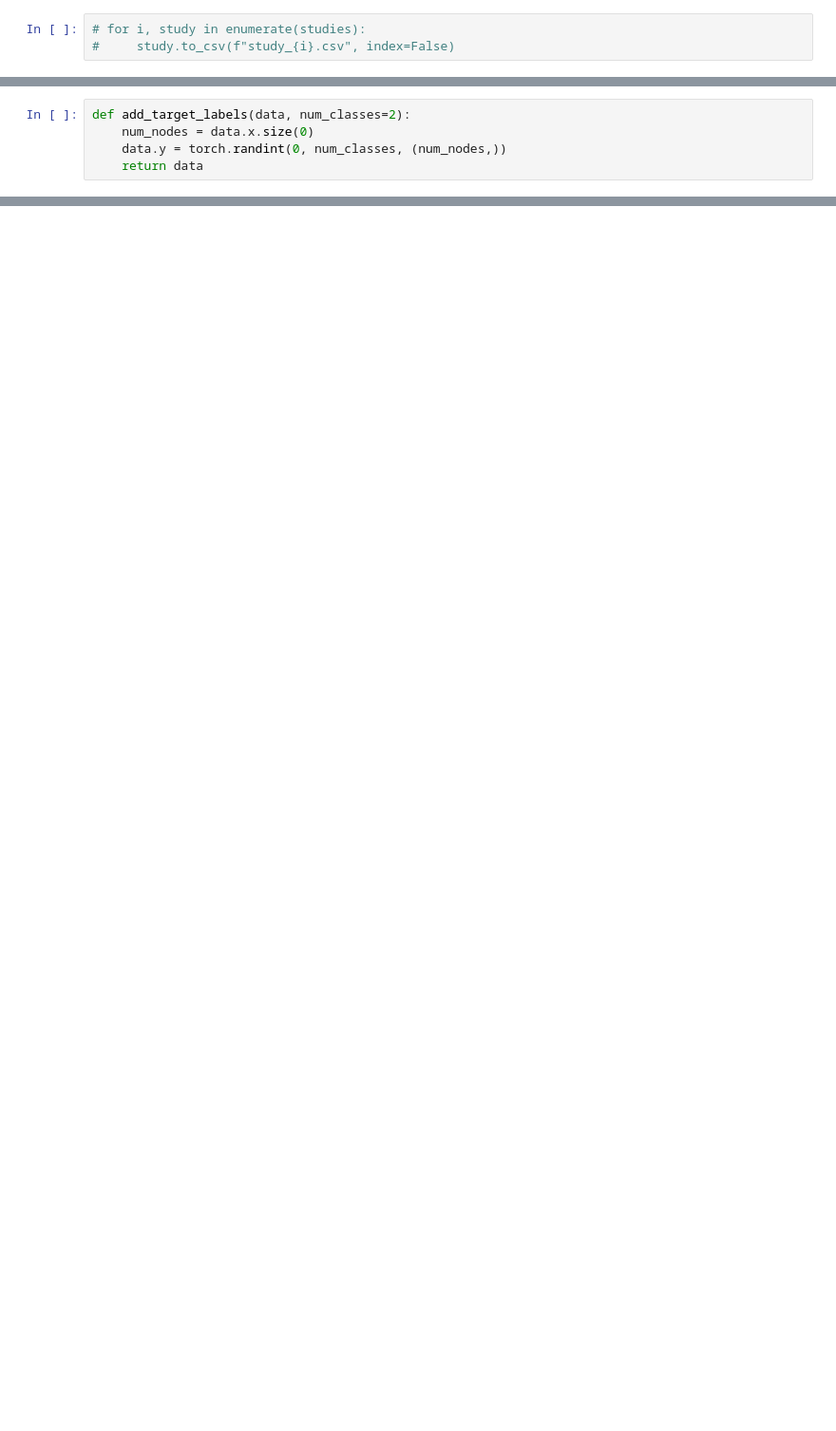
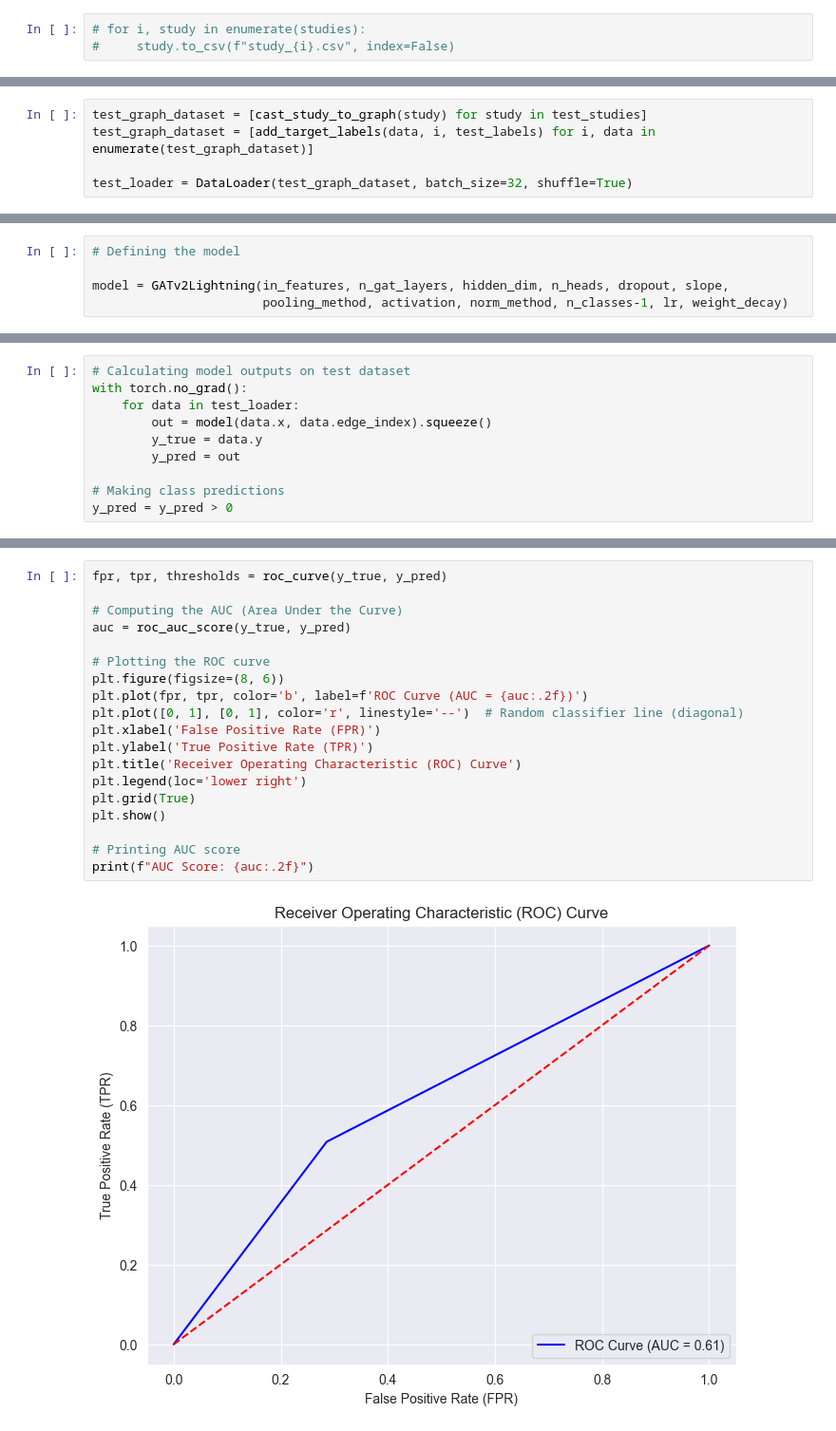
Before and after one commit to StaniszewskiA/ml4neuro_project, a Jupyter notebook: src/notebooks/main.ipynb, the cells around one changed output, grey strips where cells are left out. Shown at 95% size. Cells and saved outputs as stored; diff of their text form; blank space fills up the shorter version.

```diff
--- a/src/notebooks/main.ipynb
+++ b/src/notebooks/main.ipynb
@@ -190,5 +193,0 @@ def add_masks(data, train_ratio=0.6, val_ratio=0.2):
-# %%
-def add_target_labels(data, num_classes=2):
-    num_nodes = data.x.size(0)
-    data.y = torch.randint(0, num_classes, (num_nodes,))
-    return data
@@ -307,0 +263,5 @@ Validation
+# %%
+test_graph_dataset = [cast_study_to_graph(study) for study in test_studies]
+test_graph_dataset = [add_target_labels(data, i, test_labels) for i, data in enumerate(test_graph_dataset)]
+
+test_loader = DataLoader(test_graph_dataset, batch_size=32, shuffle=True)
@@ -307,0 +298,5 @@ Validation
+# %%
+# Defining the model
+
+model = GATv2Lightning(in_features, n_gat_layers, hidden_dim, n_heads, dropout, slope,
+                       pooling_method, activation, norm_method, n_classes-1, lr, weight_decay)
@@ -307,0 +399,10 @@ Validation
+# %%
+# Calculating model outputs on test dataset
+with torch.no_grad():
+    for data in test_loader:
+        out = model(data.x, data.edge_index).squeeze()
+        y_true = data.y
+        y_pred = out
+
+# Making class predictions
+y_pred = y_pred > 0
@@ -307,0 +450,21 @@ Validation
+# %%
+fpr, tpr, thresholds = roc_curve(y_true, y_pred)
+
+# Computing the AUC (Area Under the Curve)
+auc = roc_auc_score(y_true, y_pred)
+
+# Plotting the ROC curve
+plt.figure(figsize=(8, 6))
+plt.plot(fpr, tpr, color='b', label=f'ROC Curve (AUC = {auc:.2f})')
+plt.plot([0, 1], [0, 1], color='r', linestyle='--')  # Random classifier line (diagonal)
+plt.xlabel('False Positive Rate (FPR)')
+plt.ylabel('True Positive Rate (TPR)')
+plt.title('Receiver Operating Characteristic (ROC) Curve')
+plt.legend(loc='lower right')
+plt.grid(True)
+plt.show()
+
+# Printing AUC score
+print(f"AUC Score: {auc:.2f}")
+# %% [output]
+[figure, added]
```
Also changed, not shown: parts of 68 cells of this notebook.
